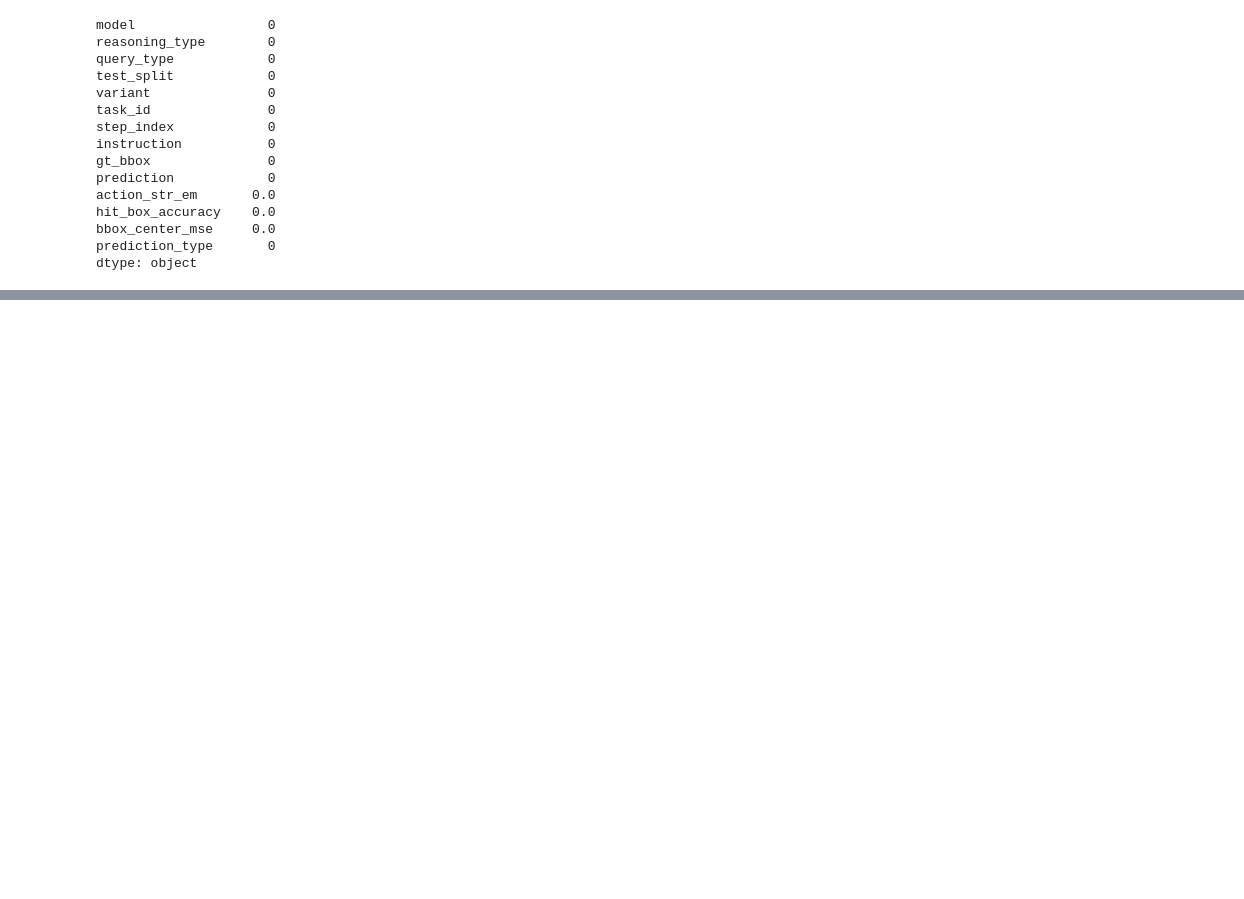
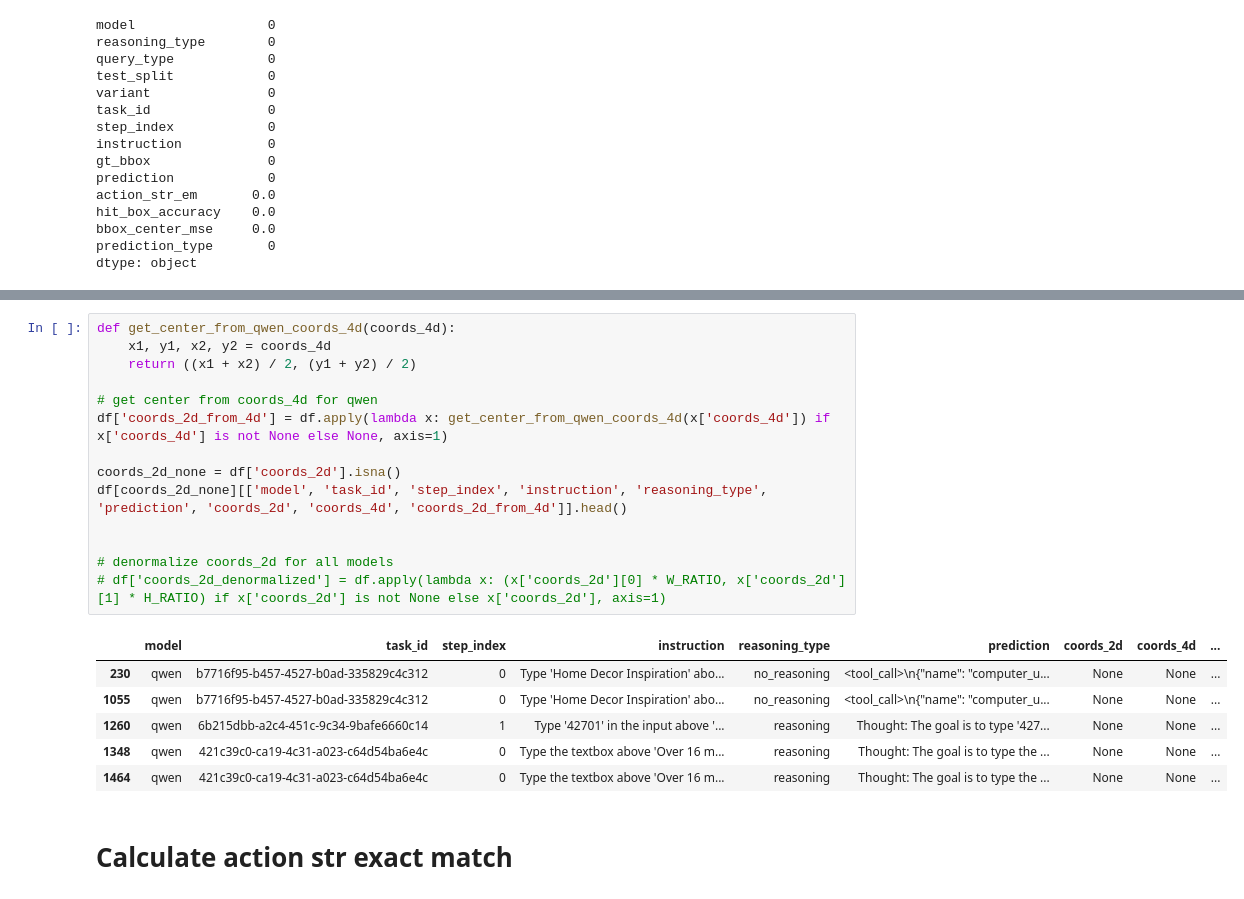
Before and after one commit to ManifoldRG/GUI-DR, a Jupyter notebook: data/baseline_results_final.ipynb, the cells around one changed output, grey strips where cells are left out. Cells and saved outputs as stored; diff of their text form; blank space fills up the shorter version.

```diff
--- a/data/baseline_results_final.ipynb
+++ b/data/baseline_results_final.ipynb
@@ -307,0 +669,23 @@ uitars
+# %%
+def get_center_from_qwen_coords_4d(coords_4d):
+    x1, y1, x2, y2 = coords_4d
+    return ((x1 + x2) / 2, (y1 + y2) / 2)
+
+# get center from coords_4d for qwen
+df['coords_2d_from_4d'] = df.apply(lambda x: get_center_from_qwen_coords_4d(x['coords_4d']) if x['coords_4d'] is not None else None, axis=1)
+
+coords_2d_none = df['coords_2d'].isna()
+df[coords_2d_none][['model', 'task_id', 'step_index', 'instruction', 'reasoning_type', 'prediction', 'coords_2d', 'coords_4d', 'coords_2d_from_4d']].head()
+
+
+# denormalize coords_2d for all models
+# df['coords_2d_denormalized'] = df.apply(lambda x: (x['coords_2d'][0] * W_RATIO, x['coords_2d'][1] * H_RATIO) if x['coords_2d'] is not None else x['coords_2d'], axis=1)
+# %% [output]
+|  | model | task_id | step_index | instruction | reasoning_type | prediction | coords_2d | coords_4d | ... |
+| 230 | qwen | b7716f95-b457-4527-b0ad-335829c4c312 | 0 | Type 'Home Decor Inspiration' abo... | no_reasoning | <tool_call>\n{"name": "computer_u... | None | None | ... |
+| 1055 | qwen | b7716f95-b457-4527-b0ad-335829c4c312 | 0 | Type 'Home Decor Inspiration' abo... | no_reasoning | <tool_call>\n{"name": "computer_u... | None | None | ... |
+| 1260 | qwen | 6b215dbb-a2c4-451c-9c34-9bafe6660c14 | 1 | Type '42701' in the input above '... | reasoning | Thought: The goal is to type '427... | None | None | ... |
+| 1348 | qwen | 421c39c0-ca19-4c31-a023-c64d54ba6e4c | 0 | Type the textbox above 'Over 16 m... | reasoning | Thought: The goal is to type the ... | None | None | ... |
+| 1464 | qwen | 421c39c0-ca19-4c31-a023-c64d54ba6e4c | 0 | Type the textbox above 'Over 16 m... | reasoning | Thought: The goal is to type the ... | None | None | ... |
+# %% [markdown]
+# Calculate action str exact match
```
Also changed, not shown: parts of 22 cells of this notebook.
